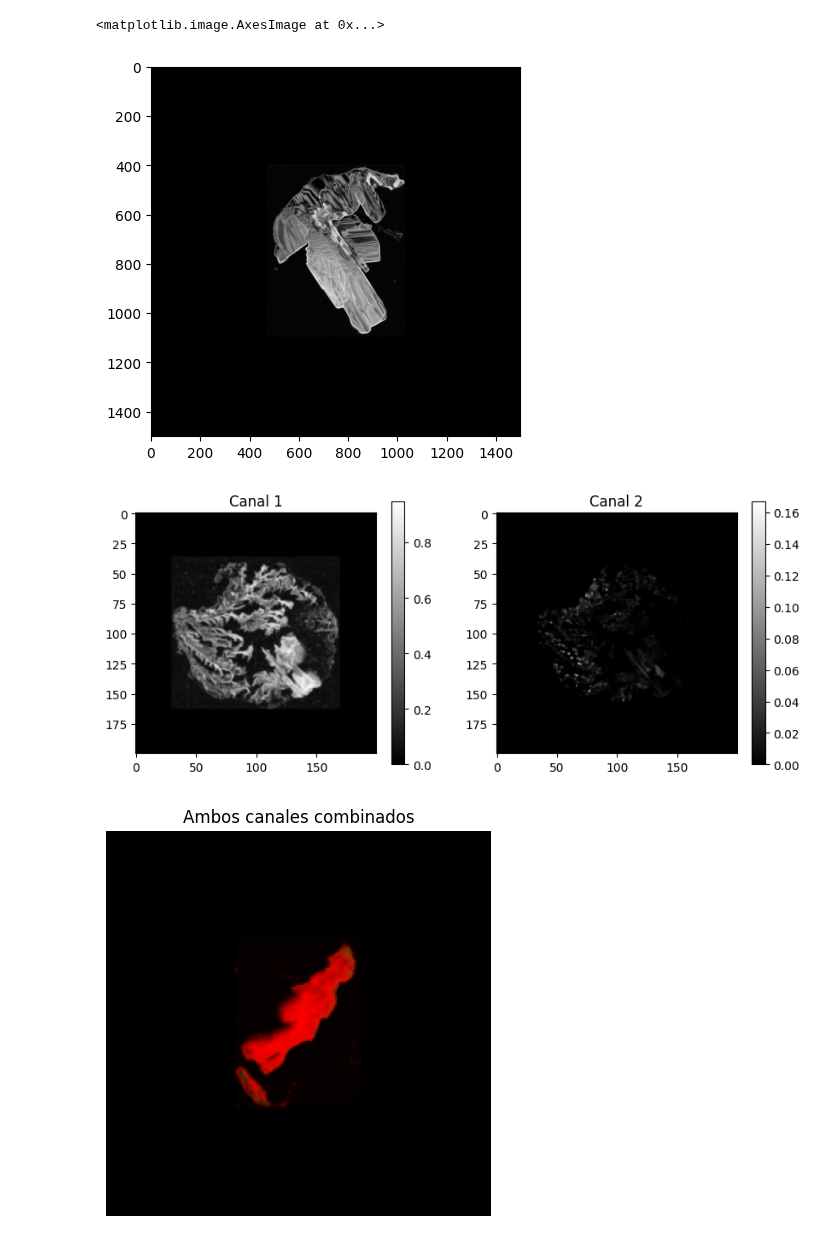
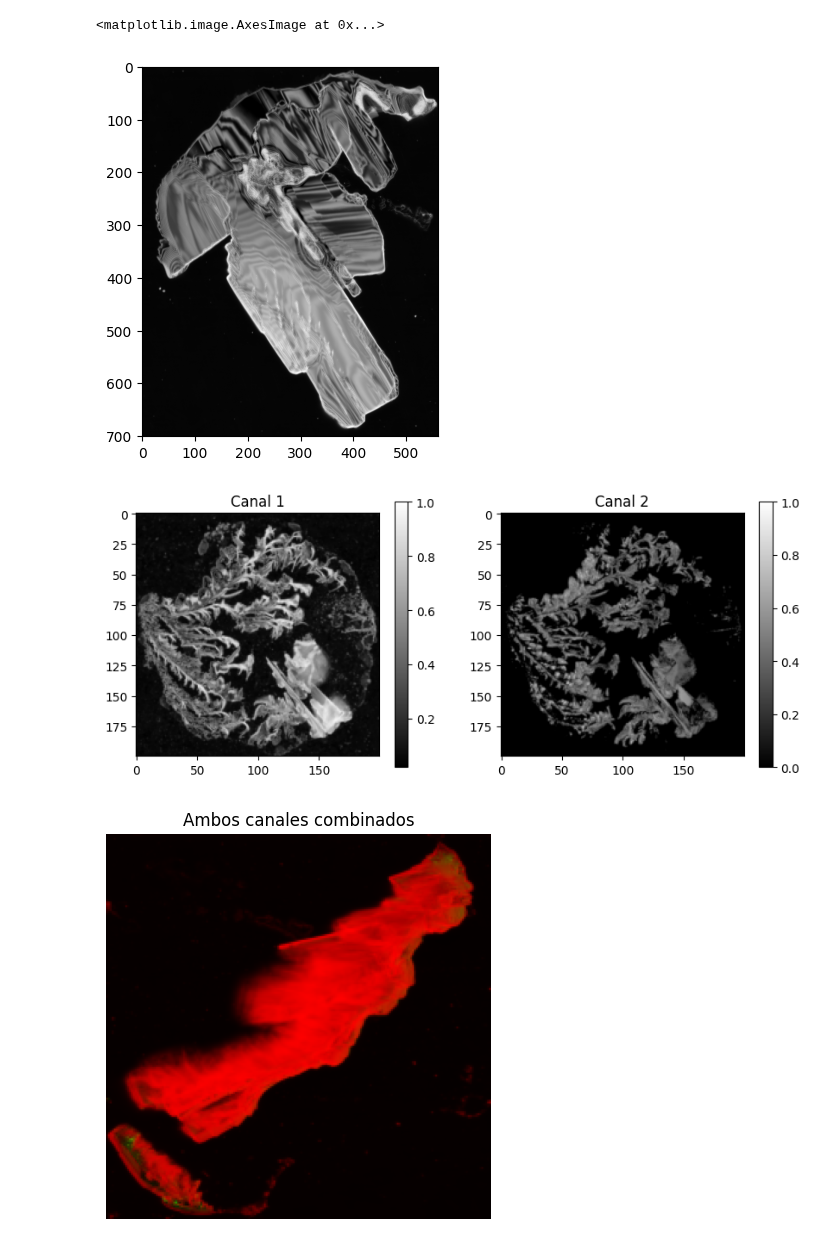
Before and after one commit to antonycardozo/CNNregression, a Jupyter notebook: cnn_regression.ipynb, the cells around one changed output. Drawn from its saved outputs; the diff is of its cells as text; code cells hidden in the pictures.

```diff
--- a/cnn_regression.ipynb
+++ b/cnn_regression.ipynb
@@ -38,12 +11,9 @@ channel_optir,channel_dc, y = datasets.load_data(data_path='./dataset')
 # %%
 #umbralización
-channel_optir = datasets.apply_thresholding(channel_optir, threshold=6.6)
-#normalizacion max_min con clipping para eliminar outliers
-channel_dc = datasets.clipping_maxmin_norma(channel_dc,low=0, high=97)
-channel_optir=datasets.clipping_maxmin_norma(channel_optir,low=0, high=99.9999)
+channel_optir = preprocessing.apply_thresholding(channel_optir, threshold=6.6)
+#normalizacion de los datos
+channel_optir= preprocessing.clipping_log_normalize(channel_optir, low_percentile=0, high_percentile= 99.9995)
+channel_dc = preprocessing.clipping_maxmin_normalize(channel_dc,low=0, high=97)
 #invertir valor de intensidades del canal DC
-channel_dc= datasets.invert_DC(channel_dc)
-#aplicar mascara si ayuda al modelo
-channel_optir= datasets.apply_mask(channel_optir)
-channel_dc = datasets.apply_mask(channel_dc)
+channel_dc= preprocessing.invert_channel(channel_dc)
 # %% [output]
@@ -52,5 +22,5 @@ channel_dc = datasets.apply_mask(channel_dc)
 # %%
-X= datasets.preprocessing(channel_optir,channel_dc, height_shape=200, width_shape=200)
-X_train, X_test, y_train, y_test = train_test_split(X, y, test_size=0.1, random_state=20)
+X= preprocessing.merge(channel_optir,channel_dc, height_shape=200, width_shape=200)
+X_train, X_test, y_train, y_test = train_test_split(X, y, test_size=0.15, random_state=42)
 # %%
 model = models.create_cnn(200, 200, 2, regress=True)
@@ -159,24 +147,24 @@ plt.show()
 plt.imshow(channel_dc[33], vmax=1, cmap="gray")
 # %% [output]
 <matplotlib.image.AxesImage at 0x...>
-[figure, old version]
+[figure, new version]
 # %%
 # img.shape = (alto, ancho, 2)
 plt.figure(figsize=(10,4))
 img = X[4]
 plt.subplot(1,2,1)
 plt.title("Canal 1")
-plt.imshow(img[:, :, 0], cmap='gray')
+plt.imshow(img[:, :, 0], cmap='gray', vmax=1)
 plt.colorbar()
 
 plt.subplot(1,2,2)
 plt.title("Canal 2")
-plt.imshow(img[:, :, 1], cmap='gray')
+plt.imshow(img[:, :, 1], cmap='gray', vmax=1)
 plt.colorbar()
 
 plt.show()
 # %% [output]
-[figure, old version]
+[figure, new version]
 # %%
 
 
@@ -196,4 +184,4 @@ plt.title("Ambos canales combinados")
 plt.axis("off")
 plt.show()
 # %% [output]
-[figure, old version]
+[figure, new version]
```
Also changed, not shown: parts of 10 cells of this notebook, 3 other files.
